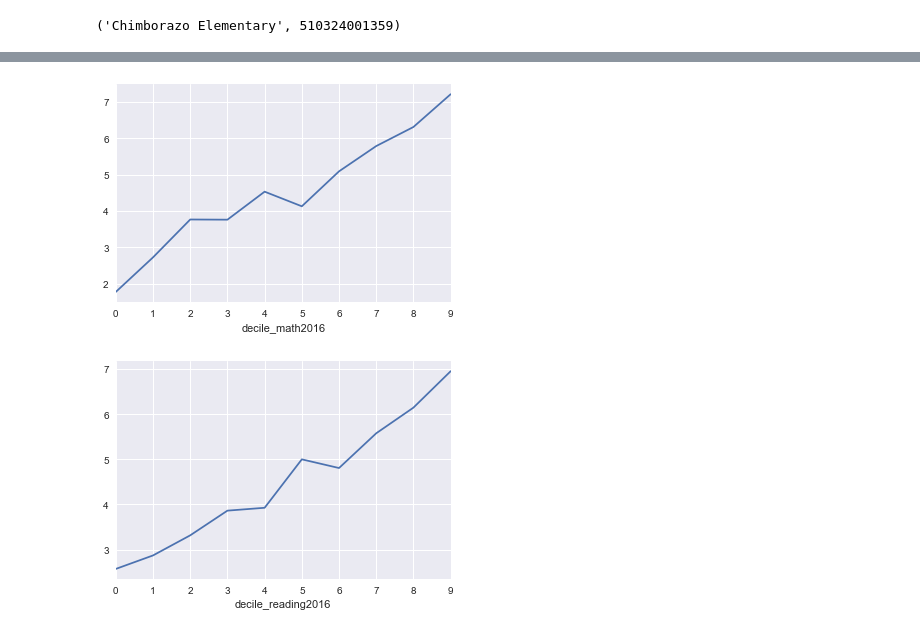
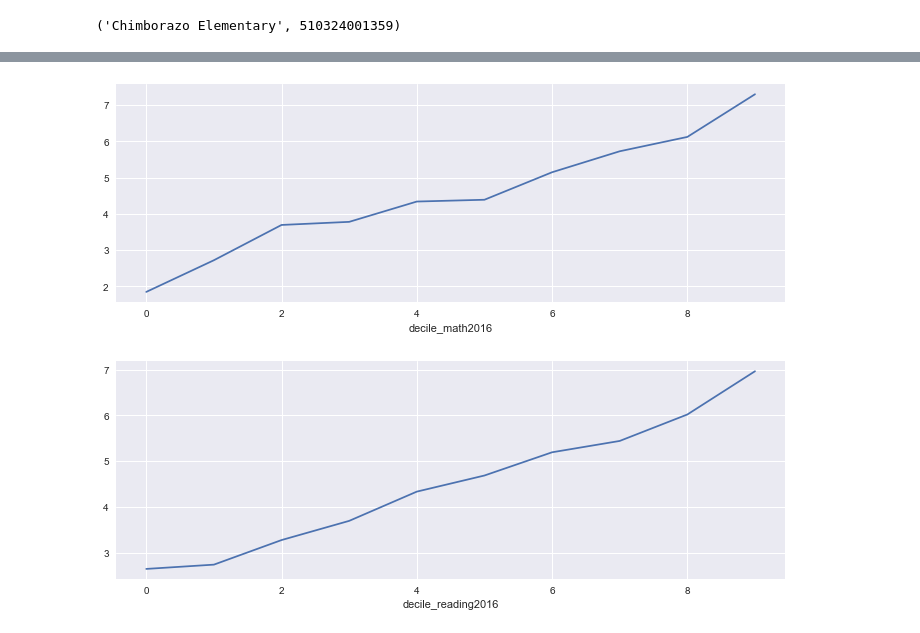
Before and after one commit to jeffschecter/sandbox, a Jupyter notebook: Schools.ipynb, the cells around one changed output, grey strips where cells are left out. Drawn from its saved outputs; the diff is of its cells as text; code cells hidden in the pictures.

Commit message:
schools

```diff
--- a/Schools.ipynb
+++ b/Schools.ipynb
@@ -127,0 +117,2 @@ processed reading.2017
+# %%
+prof = load_data("/Users/jeffschecter/code/sandbox/edu/")
@@ -177,4 +148,4 @@ def school_ratings(df, formula=FORM):
 # %% [output]
 ('Chimborazo Elementary', 510324001359)
 # %%
-rat = school_ratings(prof[prof.state == "VIRGINIA"])
+va = prof[prof.state == "VIRGINIA"]
@@ -180,0 +208,30 @@ rat = school_ratings(prof[prof.state == "VIRGINIA"])
+# %%
+FORM = """
+prof ~
+    asian + black +
+    disad + homeless + limited_english
+"""
+
+
+def school_ratings(df, formula=FORM):
+    all_ratings = None
+    for year in df.year.unique():
+        for subject in df.subject.unique():
+            target = df[(df.year == year) & (df.subject == subject)].copy()
+            target["prof"] = target.prof / 100.0
+            model = smf.logit(formula, data=target).fit()
+            ratings = pd.DataFrame({
+                "fed_school_id": target.fed_school_id,
+                "resid_{}{}".format(subject, year): model.resid_generalized})
+            ratings["decile_{}{}".format(subject, year)] = pd.qcut(
+                ratings["resid_{}{}".format(subject, year)],
+                10, np.arange(10)).cat.codes.astype(float)
+            if all_ratings is None:
+                all_ratings = ratings
+            else:
+                all_ratings = pd.merge(
+                    all_ratings, ratings,
+                    on="fed_school_id", how="outer")
+    return all_ratings
+# %%
+rat = school_ratings(va)
@@ -181,12 +257,14 @@ rat = school_ratings(prof[prof.state == "VIRGINIA"])
 # %%
+figsize(12, 4)
+
 rat.groupby("decile_math2016").decile_math2017.mean().plot()
 plt.show()
 
 rat.groupby("decile_reading2016").decile_reading2017.mean().plot()
 plt.show()
 # %% [output]
-[figure, old version]
+[figure, new version]
-[figure, old version]
+[figure, new version]
 # %%
 va2017 = pd.merge(
     prof[
```
Also changed, not shown: parts of 10 cells of this notebook.
